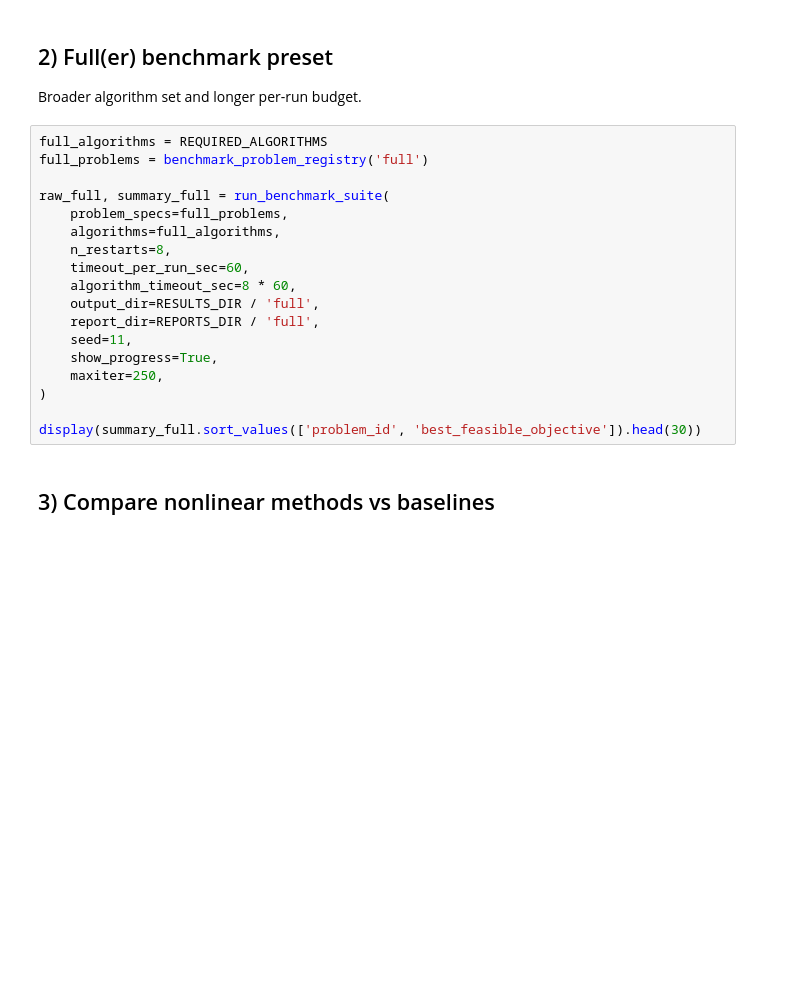
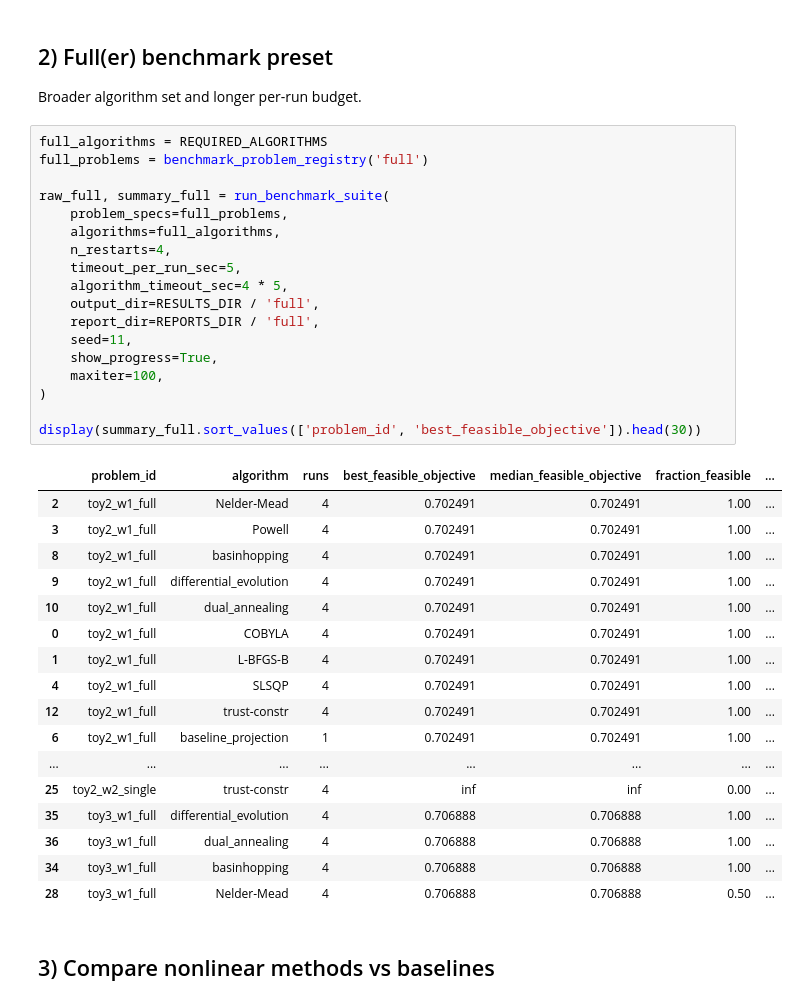
Before and after one commit to perryGabriel/masked-perturbation-model, a Jupyter notebook: notebooks/nonlinear_optimizer_benchmark.ipynb, the cells around one changed output. Drawn from its saved outputs; the diff is of its cells as text; blank space fills up the shorter version.

```diff
--- a/notebooks/nonlinear_optimizer_benchmark.ipynb
+++ b/notebooks/nonlinear_optimizer_benchmark.ipynb
@@ -43,21 +64,39 @@ Broader algorithm set and longer per-run budget.
 # %%
 full_algorithms = REQUIRED_ALGORITHMS
 full_problems = benchmark_problem_registry('full')
 
 raw_full, summary_full = run_benchmark_suite(
     problem_specs=full_problems,
     algorithms=full_algorithms,
-    n_restarts=8,
-    timeout_per_run_sec=60,
-    algorithm_timeout_sec=8 * 60,
+    n_restarts=4,
+    timeout_per_run_sec=5,
+    algorithm_timeout_sec=4 * 5,
     output_dir=RESULTS_DIR / 'full',
     report_dir=REPORTS_DIR / 'full',
     seed=11,
     show_progress=True,
-    maxiter=250,
+    maxiter=100,
 )
 
 display(summary_full.sort_values(['problem_id', 'best_feasible_objective']).head(30))
+# %% [output]
+|  | problem_id | algorithm | runs | best_feasible_objective | median_feasible_objective | fraction_feasible | ... |
+| 2 | toy2_w1_full | Nelder-Mead | 4 | 0.702491 | 0.702491 | 1.00 | ... |
+| 3 | toy2_w1_full | Powell | 4 | 0.702491 | 0.702491 | 1.00 | ... |
+| 8 | toy2_w1_full | basinhopping | 4 | 0.702491 | 0.702491 | 1.00 | ... |
+| 9 | toy2_w1_full | differential_evolution | 4 | 0.702491 | 0.702491 | 1.00 | ... |
+| 10 | toy2_w1_full | dual_annealing | 4 | 0.702491 | 0.702491 | 1.00 | ... |
+| 0 | toy2_w1_full | COBYLA | 4 | 0.702491 | 0.702491 | 1.00 | ... |
+| 1 | toy2_w1_full | L-BFGS-B | 4 | 0.702491 | 0.702491 | 1.00 | ... |
+| 4 | toy2_w1_full | SLSQP | 4 | 0.702491 | 0.702491 | 1.00 | ... |
+| 12 | toy2_w1_full | trust-constr | 4 | 0.702491 | 0.702491 | 1.00 | ... |
+| 6 | toy2_w1_full | baseline_projection | 1 | 0.702491 | 0.702491 | 1.00 | ... |
+| ... | ... | ... | ... | ... | ... | ... | ... |
+| 25 | toy2_w2_single | trust-constr | 4 | inf | inf | 0.00 | ... |
+| 35 | toy3_w1_full | differential_evolution | 4 | 0.706888 | 0.706888 | 1.00 | ... |
+| 36 | toy3_w1_full | dual_annealing | 4 | 0.706888 | 0.706888 | 1.00 | ... |
+| 34 | toy3_w1_full | basinhopping | 4 | 0.706888 | 0.706888 | 1.00 | ... |
+| 28 | toy3_w1_full | Nelder-Mead | 4 | 0.706888 | 0.706888 | 0.50 | ... |
 # %% [markdown]
 ## 3) Compare nonlinear methods vs baselines
 # %%
```
Also changed, not shown: parts of 4 cells of this notebook, 41 other files.
